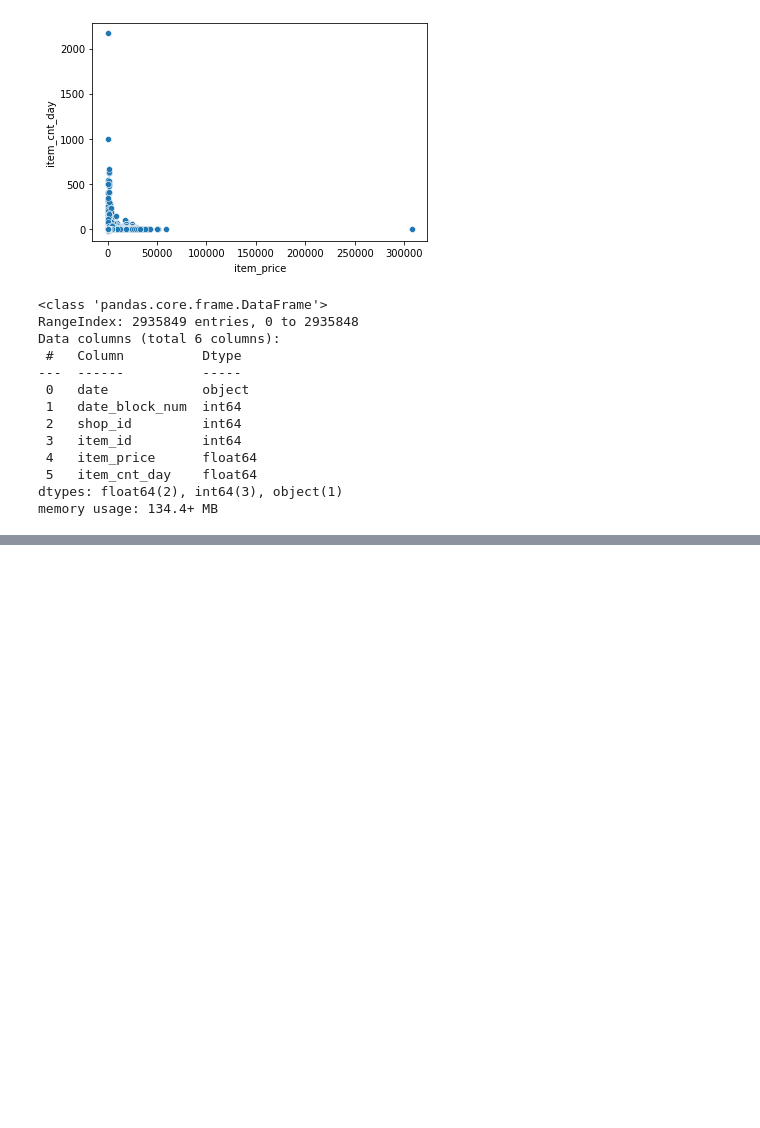
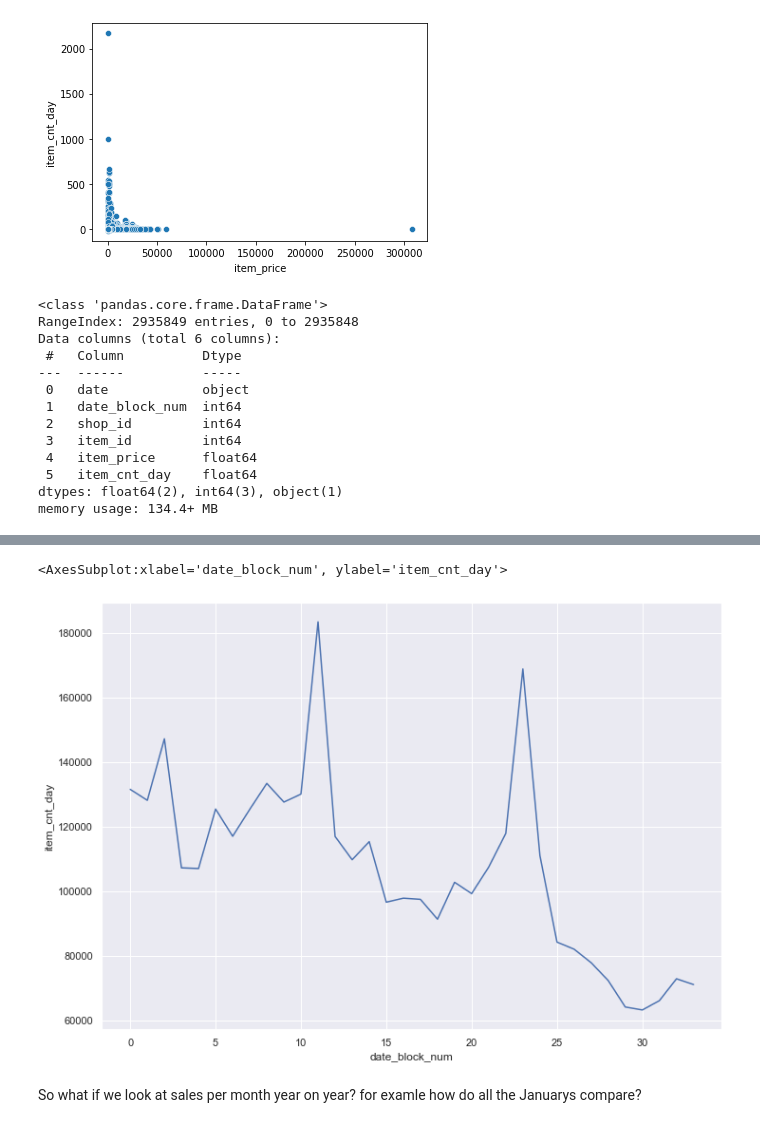
Before and after one commit to jobyid/Kaggle-Sales-Data, a Jupyter notebook: data_exploration.ipynb, the cells around one changed output, grey strips where cells are left out. Cells and saved outputs as stored; diff of their text form; code cells hidden in the pictures; blank space fills up the shorter version.

```diff
--- a/data_exploration.ipynb
+++ b/data_exploration.ipynb
@@ -55,0 +60,7 @@ KernelInterrupted: Execution interrupted by the Jupyter kernel.
+# %%
+sns.lineplot(data=months, x='date_block_num', y='item_cnt_day')
+# %% [output]
+<AxesSubplot:xlabel='date_block_num', ylabel='item_cnt_day'>
+[figure, added]
+# %% [markdown]
+So what if we look at sales per month year on year? for examle how do all the Januarys compare?
```
Also changed, not shown: parts of 16 cells of this notebook, 1 other file.
